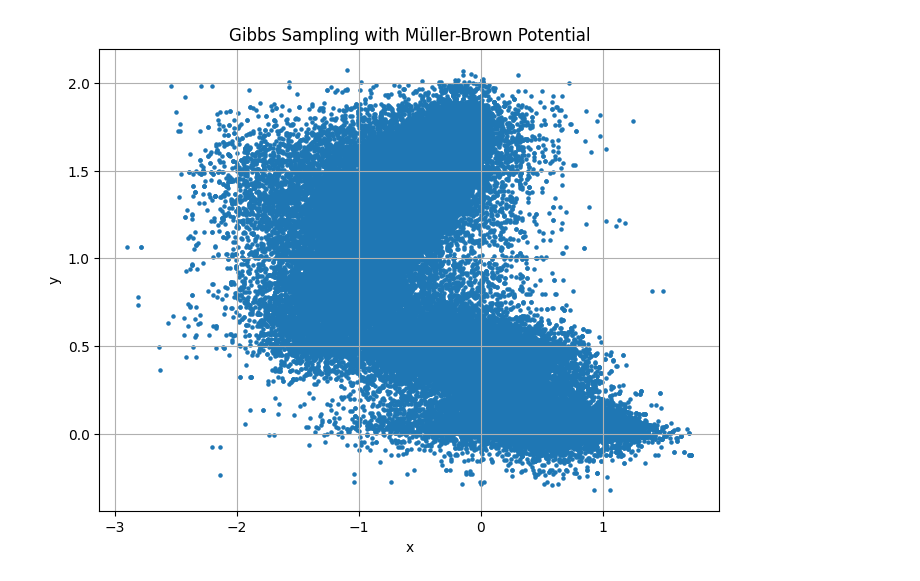
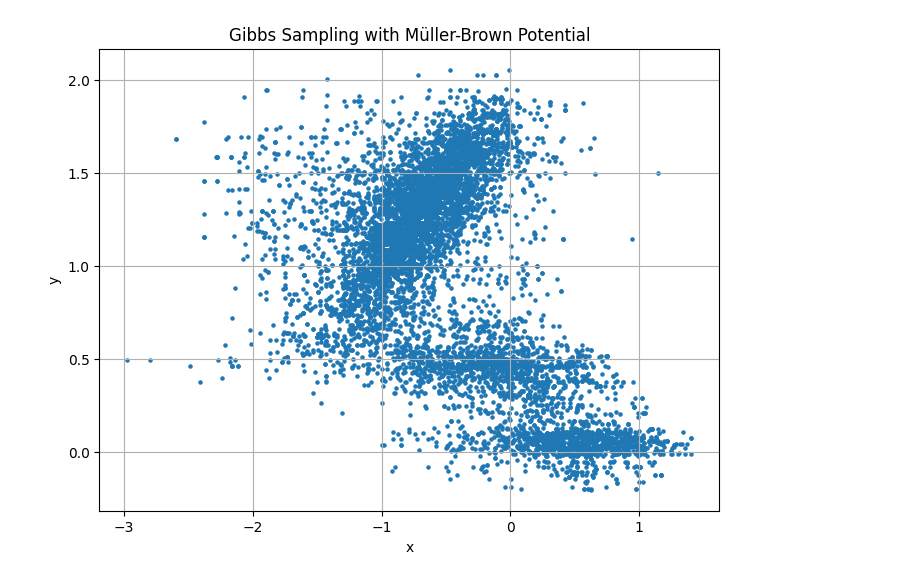
Before and after one commit to AlffonsoMV/PAMSProject, a Jupyter notebook: Code/MarkovChains/mullerbrown/gibbs.ipynb, the cells around one changed output. Saved outputs shown, nothing was run; the diff lists cells and outputs as text; code cells hidden in the pictures.

```diff
--- a/Code/MarkovChains/mullerbrown/gibbs.ipynb
+++ b/Code/MarkovChains/mullerbrown/gibbs.ipynb
@@ -118,19 +120,19 @@ plt.show()
 # %%
 # Perform Gibbs sampling with the Muller-Brown potential
 scale = 1.0
-num_samples = 100000
+num_samples = 10000
 samples_with_potential = gibbs_sampling_with_potential(scale, num_samples)
 
 # Visualize the samples
 plt.figure(figsize=(8, 6))
 plt.scatter(samples_with_potential[:, 0], samples_with_potential[:, 1], s=5)
 plt.title("Gibbs Sampling with Müller-Brown Potential")
 plt.xlabel("x")
 plt.ylabel("y")
 plt.grid(True)
 plt.show()
 # %% [output]
-[figure, old version]
+[figure, new version]
 # %%
 def generate_grid(x1_min, x1_max, x2_min, x2_max, size=100):
     x1 = torch.linspace(x1_min, x1_max, size)
```
Also changed, not shown: parts of 5 cells of this notebook, 34 other files.
